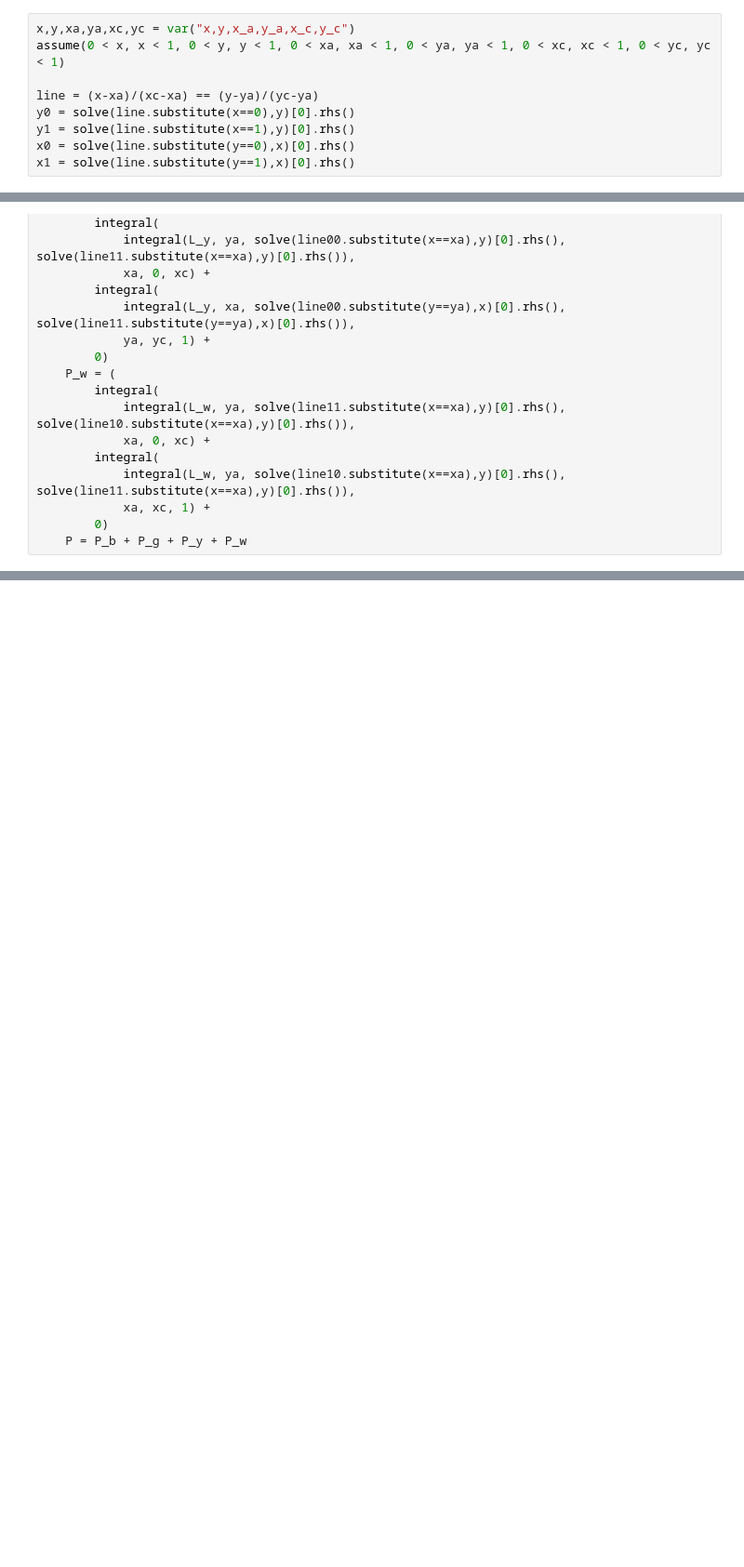
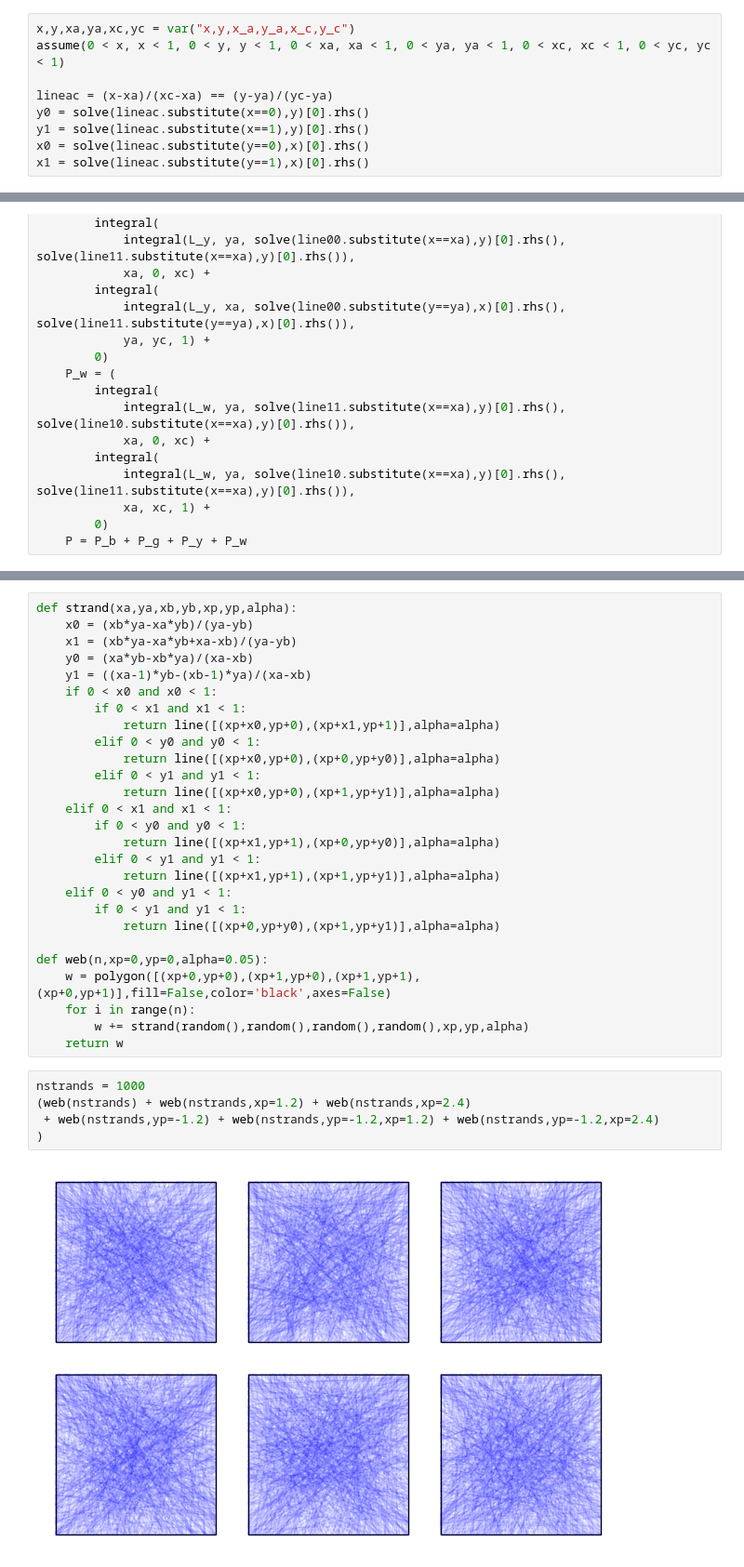
Before and after one commit to qpliu/sunday-puzzle, a Jupyter notebook: riddler/2025/20250530.ipynb, the cells around one changed output, grey strips where cells are left out. Shown at 93% size. Saved outputs shown, nothing was run; the diff lists cells and outputs as text; blank space fills up the shorter version.

```diff
--- a/riddler/2025/20250530.ipynb
+++ b/riddler/2025/20250530.ipynb
@@ -66,11 +66,11 @@ edges of the square
 x,y,xa,ya,xc,yc = var("x,y,x_a,y_a,x_c,y_c")
 assume(0 < x, x < 1, 0 < y, y < 1, 0 < xa, xa < 1, 0 < ya, ya < 1, 0 < xc, xc < 1, 0 < yc, yc < 1)
 
-line = (x-xa)/(xc-xa) == (y-ya)/(yc-ya)
-y0 = solve(line.substitute(x==0),y)[0].rhs()
-y1 = solve(line.substitute(x==1),y)[0].rhs()
-x0 = solve(line.substitute(y==0),x)[0].rhs()
-x1 = solve(line.substitute(y==1),x)[0].rhs()
+lineac = (x-xa)/(xc-xa) == (y-ya)/(yc-ya)
+y0 = solve(lineac.substitute(x==0),y)[0].rhs()
+y1 = solve(lineac.substitute(x==1),y)[0].rhs()
+x0 = solve(lineac.substitute(y==0),x)[0].rhs()
+x1 = solve(lineac.substitute(y==1),x)[0].rhs()
 # %% [markdown]
 And $L_{ac}$ in the four regions are
 # %%
@@ -125,0 +194,34 @@ if False:
+# %%
+def strand(xa,ya,xb,yb,xp,yp,alpha):
+    x0 = (xb*ya-xa*yb)/(ya-yb)
+    x1 = (xb*ya-xa*yb+xa-xb)/(ya-yb)
+    y0 = (xa*yb-xb*ya)/(xa-xb)
+    y1 = ((xa-1)*yb-(xb-1)*ya)/(xa-xb)
+    if 0 < x0 and x0 < 1:
+        if 0 < x1 and x1 < 1:
+            return line([(xp+x0,yp+0),(xp+x1,yp+1)],alpha=alpha)
+        elif 0 < y0 and y0 < 1:
+            return line([(xp+x0,yp+0),(xp+0,yp+y0)],alpha=alpha)
+        elif 0 < y1 and y1 < 1:
+            return line([(xp+x0,yp+0),(xp+1,yp+y1)],alpha=alpha)
+    elif 0 < x1 and x1 < 1:
+        if 0 < y0 and y0 < 1:
+            return line([(xp+x1,yp+1),(xp+0,yp+y0)],alpha=alpha)
+        elif 0 < y1 and y1 < 1:
+            return line([(xp+x1,yp+1),(xp+1,yp+y1)],alpha=alpha)
+    elif 0 < y0 and y1 < 1:
+        if 0 < y1 and y1 < 1:
+            return line([(xp+0,yp+y0),(xp+1,yp+y1)],alpha=alpha)
+
+def web(n,xp=0,yp=0,alpha=0.05):
+    w = polygon([(xp+0,yp+0),(xp+1,yp+0),(xp+1,yp+1),(xp+0,yp+1)],fill=False,color='black',axes=False)
+    for i in range(n):
+        w += strand(random(),random(),random(),random(),xp,yp,alpha)
+    return w
+# %%
+nstrands = 1000
+(web(nstrands) + web(nstrands,xp=1.2) + web(nstrands,xp=2.4)
+ + web(nstrands,yp=-1.2) + web(nstrands,yp=-1.2,xp=1.2) + web(nstrands,yp=-1.2,xp=2.4)
+)
+# %% [output]
+[figure, added]
```
Also changed, not shown: parts of 32 cells of this notebook.
